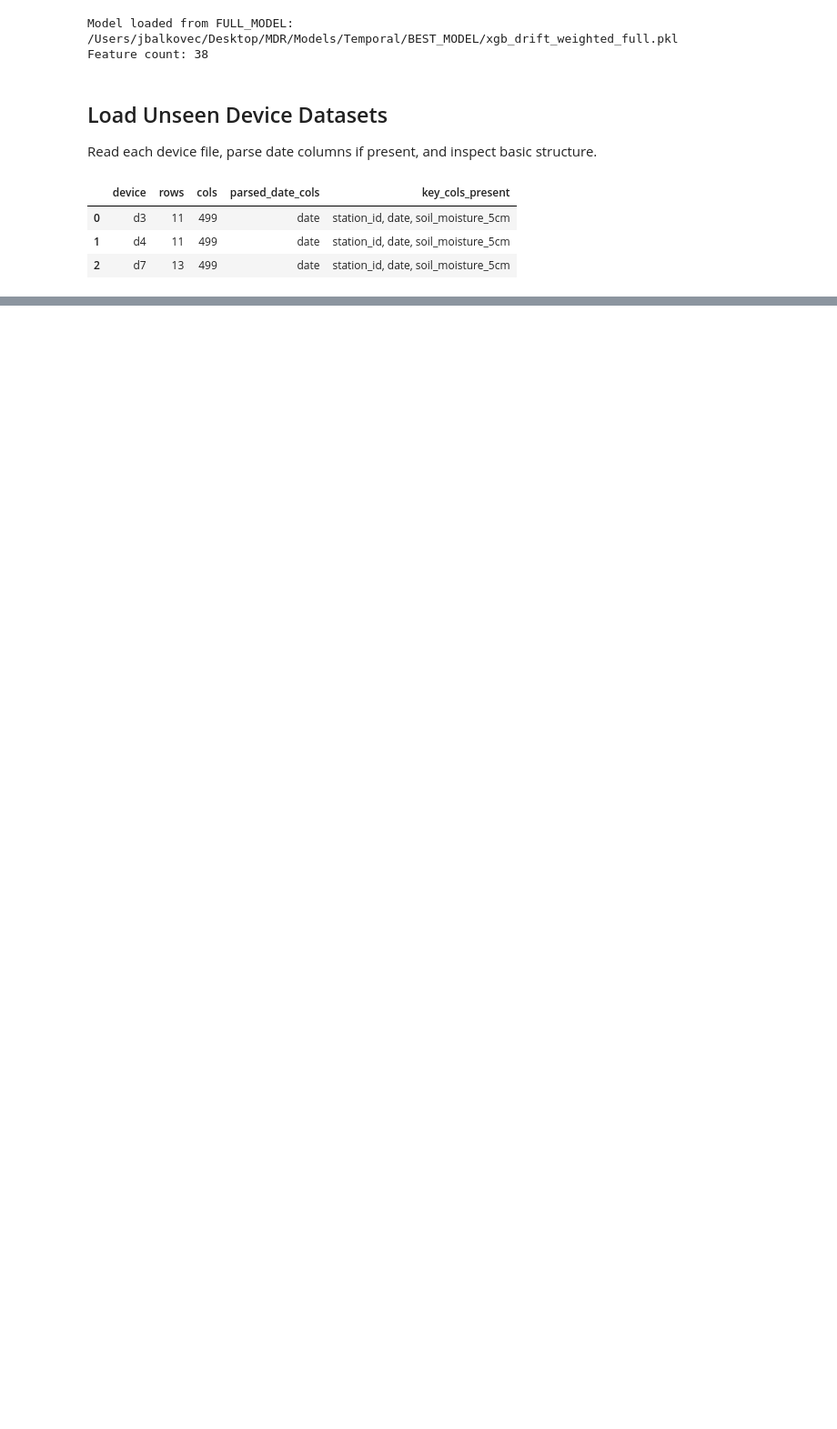
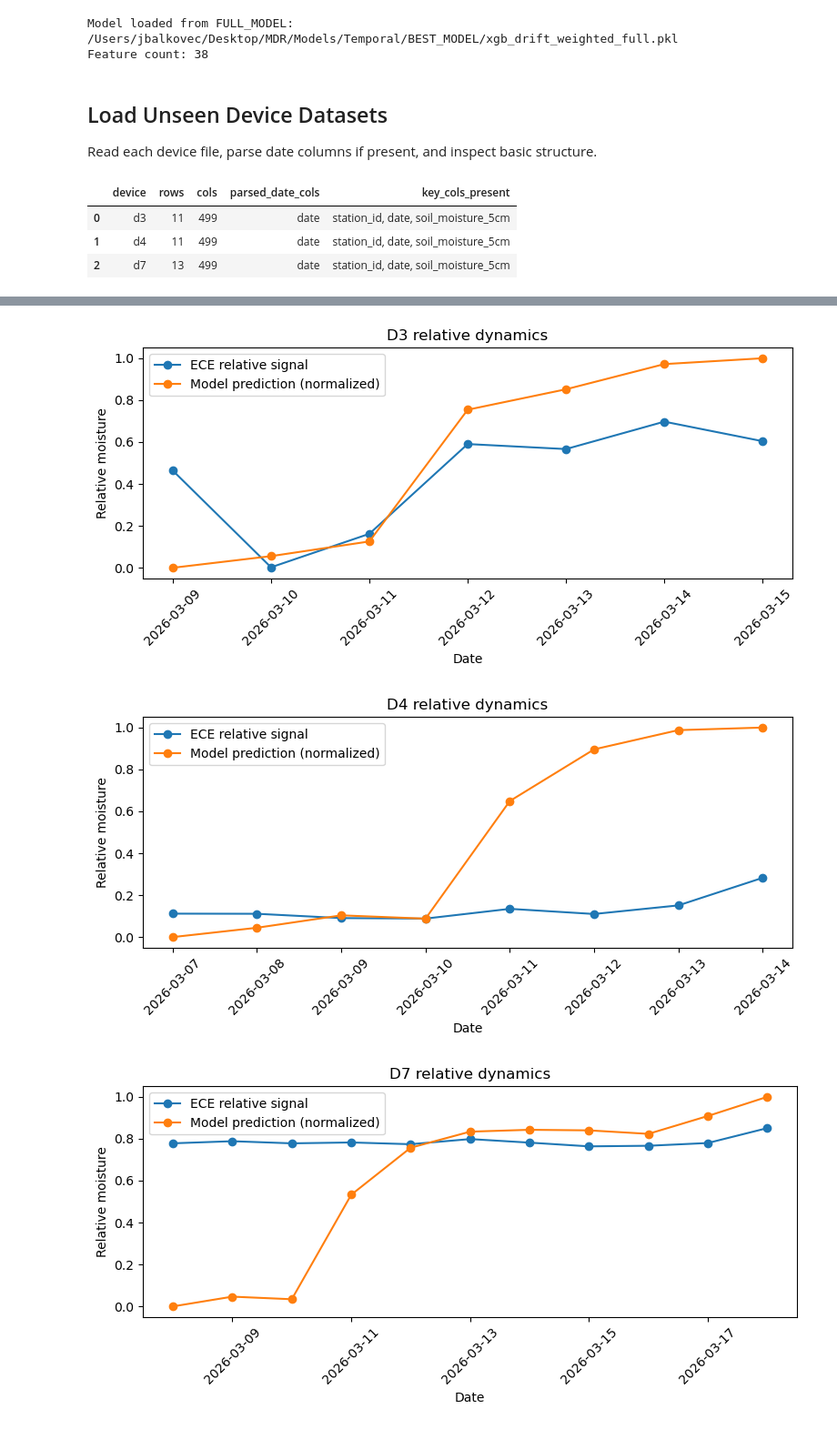
Before and after one commit to KerryCheon/MDR-Project, a Jupyter notebook: Models/Temporal/EVAL/eval.ipynb, the cells around one changed output, grey strips where cells are left out. Shown at 91% size. Drawn from its saved outputs; the diff is of its cells as text; code cells hidden in the pictures; blank space fills up the shorter version.

```diff
--- a/Models/Temporal/EVAL/eval.ipynb
+++ b/Models/Temporal/EVAL/eval.ipynb
@@ -598,0 +97,14 @@ if not final_summary.empty:
+# %%
+for dev, df in device_dfs.items():
+    print(f"\n===== {dev} =====")
+    print("Columns:")
+    for c in df.columns:
+        if any(k in c.lower() for k in ["moisture", "soil", "date", "time", "station"]):
+            print(" ", c)
+
+    print("\nHead:")
+    cols_to_show = [c for c in [
+        "station_id", "date", "datetime", "timestamp",
+        "MoistureDailyAvg (%)", "soil_moisture_5cm"
+    ] if c in df.columns]
+    display(df[cols_to_show].head())
@@ -598,0 +287,11 @@ if not final_summary.empty:
+# %%
+eval_outputs = {}
+summary_rows = []
+
+for dev, df in device_dfs_std.items():
+    eval_df, summary = evaluate_device(df, model, features, dev)
+    eval_outputs[dev] = eval_df
+    summary_rows.append(summary)
+
+results_df = pd.DataFrame(summary_rows).sort_values("device").reset_index(drop=True)
+display(results_df)
@@ -598,0 +303,18 @@ if not final_summary.empty:
+# %%
+for dev, df in eval_outputs.items():
+    plot_df = df.sort_values("date").copy()
+
+    plt.figure(figsize=(8, 4))
+    plt.plot(plot_df["date"], plot_df["ece_rel"], marker="o", label="ECE relative signal")
+    plt.plot(plot_df["date"], plot_df["pred_rel"], marker="o", label="Model prediction (normalized)")
+    plt.title(f"{dev.upper()} relative dynamics")
+    plt.xlabel("Date")
+    plt.ylabel("Relative moisture")
+    plt.legend()
+    plt.xticks(rotation=45)
+    plt.tight_layout()
+    plt.show()
+# %% [output]
+[figure, added]
+[figure, added]
+[figure, added]
```
Also changed, not shown: parts of 32 cells of this notebook.
